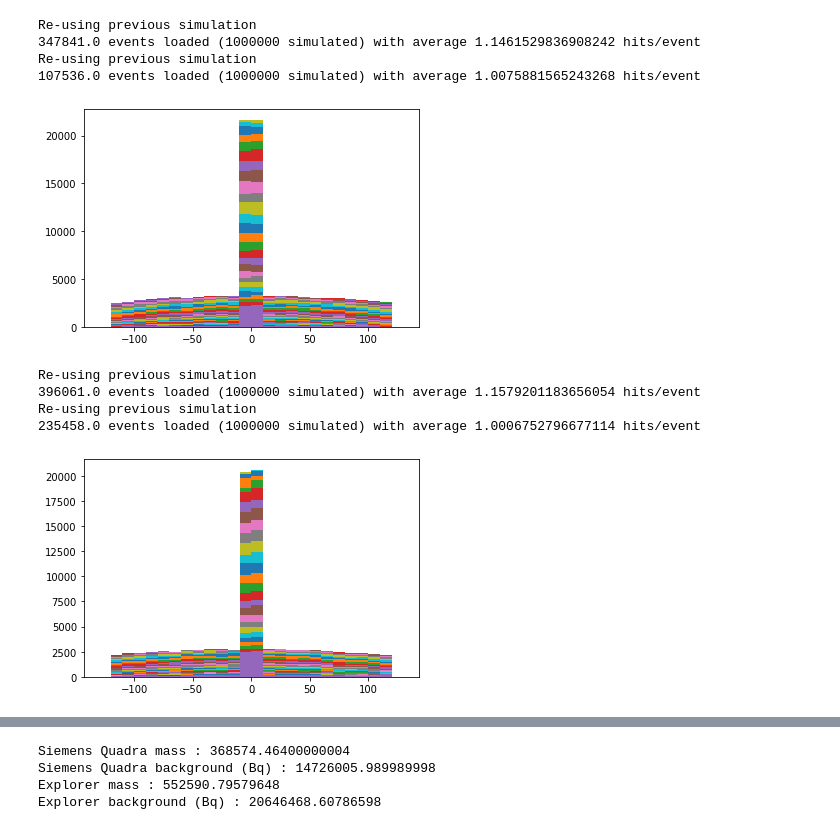
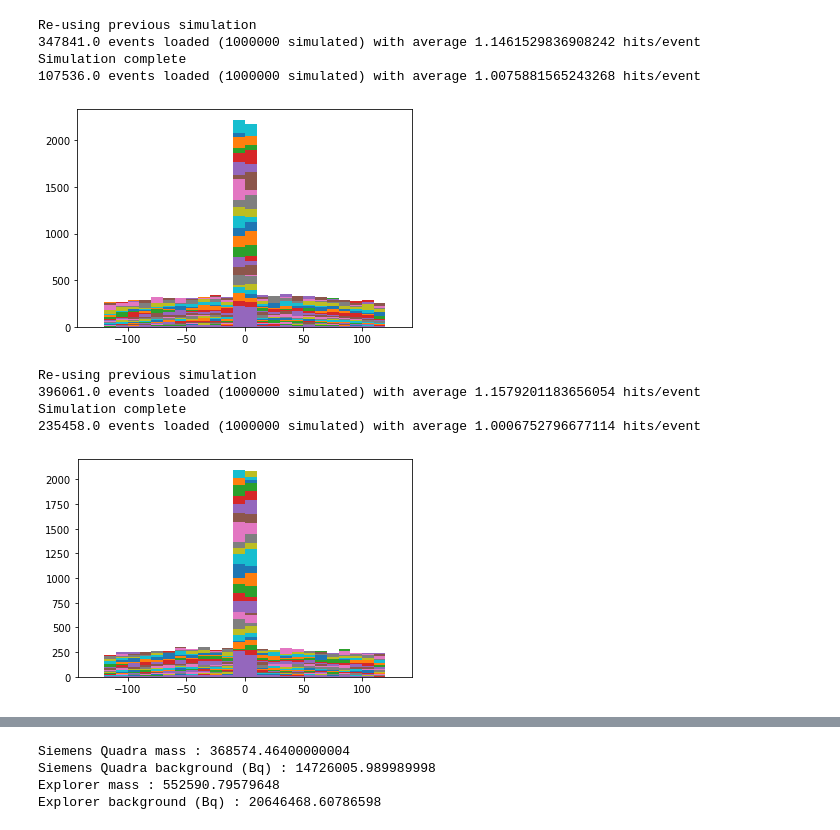
Before and after one commit to bwynneHEP/SimplePetScanner, a Jupyter notebook: analysis/NECRversusLengthStudy.ipynb, the cells around one changed output, grey strips where cells are left out. Cells and saved outputs as stored; diff of their text form; code cells hidden in the pictures.

```diff
--- a/analysis/NECRversusLengthStudy.ipynb
+++ b/analysis/NECRversusLengthStudy.ipynb
@@ -11,7 +11,7 @@ import matplotlib.pyplot as mpl
 # so 1e9 Bq == 44kBq/cc (or ml, since cc==ml)
 # from the explorer plots, 16 kBq/cc == 0.36e9 Bq
 # %%
-def NECRatTimeF18( tracerData, crystalData, crystalActivity, detectorRadius, phantomLength, simulationWindow=1E-2, coincidenceWindow=4.7E-9, zWindow=325.0 ):
+def NECRatTimeF18( tracerData, crystalData, crystalActivity, detectorRadius, phantomLength, simulationWindow=1E-3, coincidenceWindow=4.7E-9, zWindow=325.0 ):
 
     # get volume in cc
     phantomRadius = 20.3 / 2.0
@@ -22,37 +22,37 @@ def NECRatTimeF18( tracerData, crystalData, crystalActivity, detectorRadius, pha
     rPlusSAtTime = []
     activityAtTime = []
     for time in range( 0, 700, 20 ):
         timeSec = float(time) * 60.0
         activity = F18ActivityAtTime( 1100E6, timeSec )
 
         necr, true, rPlusS = DetectedCoincidences( [activity, crystalActivity], [tracerData, crystalData], simulationWindow, coincidenceWindow, detectorRadius, ZMin=-zWindow, ZMax=zWindow )
         necrAtTime.append( necr )
         trueAtTime.append( true )
         rPlusSAtTime.append( rPlusS )
         activityAtTime.append( activity / phantomVolume )
 
     return activityAtTime, necrAtTime, trueAtTime, rPlusSAtTime
 
 tracerData = CreateDataset( 1024, "Siemens", 700, "LinearF18", 1000000, 435.0, 585.0 )
 crystalData = CreateDataset( 1024, "Siemens", 1024, "Siemens", 1000000, 435.0, 585.0 )
 activityAtTimeSiemens, necrAtTimeSiemens, trueAtTimeSiemens, rPlusSAtTimeSiemens = NECRatTimeF18( tracerData, crystalData, sqp.Lu176decaysInMass( sqp.DetectorMass() ), sqp.DetectorRadius(), 700.0 )
 mpl.show()
 
 tracerData = CreateDataset( 1850, "Explorer", 700, "LinearF18", 1000000, 430.0, 645.0 )
 crystalData = CreateDataset( 1850, "Explorer", 1850, "Explorer", 1000000, 430.0, 645.0 )
 activityAtTimeExplorer, necrAtTimeExplorer, trueAtTimeExplorer, rPlusSAtTimeExplorer= NECRatTimeF18( tracerData, crystalData, ep.Lu176decaysInMass( ep.DetectorMass() ), ep.DetectorRadius(), 700.0 )
 mpl.show()
 # %% [output]
 Re-using previous simulation
 347841.0 events loaded (1000000 simulated) with average 1.1461529836908242 hits/event
-Re-using previous simulation
+Simulation complete
 107536.0 events loaded (1000000 simulated) with average 1.0075881565243268 hits/event
-[figure, old version]
+[figure, new version]
 Re-using previous simulation
 396061.0 events loaded (1000000 simulated) with average 1.1579201183656054 hits/event
-Re-using previous simulation
+Simulation complete
 235458.0 events loaded (1000000 simulated) with average 1.0006752796677114 hits/event
-[figure, old version]
+[figure, new version]
 # %%
 labels = [ "Siemens NECR", "Explorer NECR", "Siemens True", "Explorer True", "Siemens R+S", "Explorer R+S" ]
 mpl.plot( activityAtTimeSiemens, necrAtTimeSiemens, label=labels[0] )
```
Also changed, not shown: parts of 21 cells of this notebook, 2 other files.
